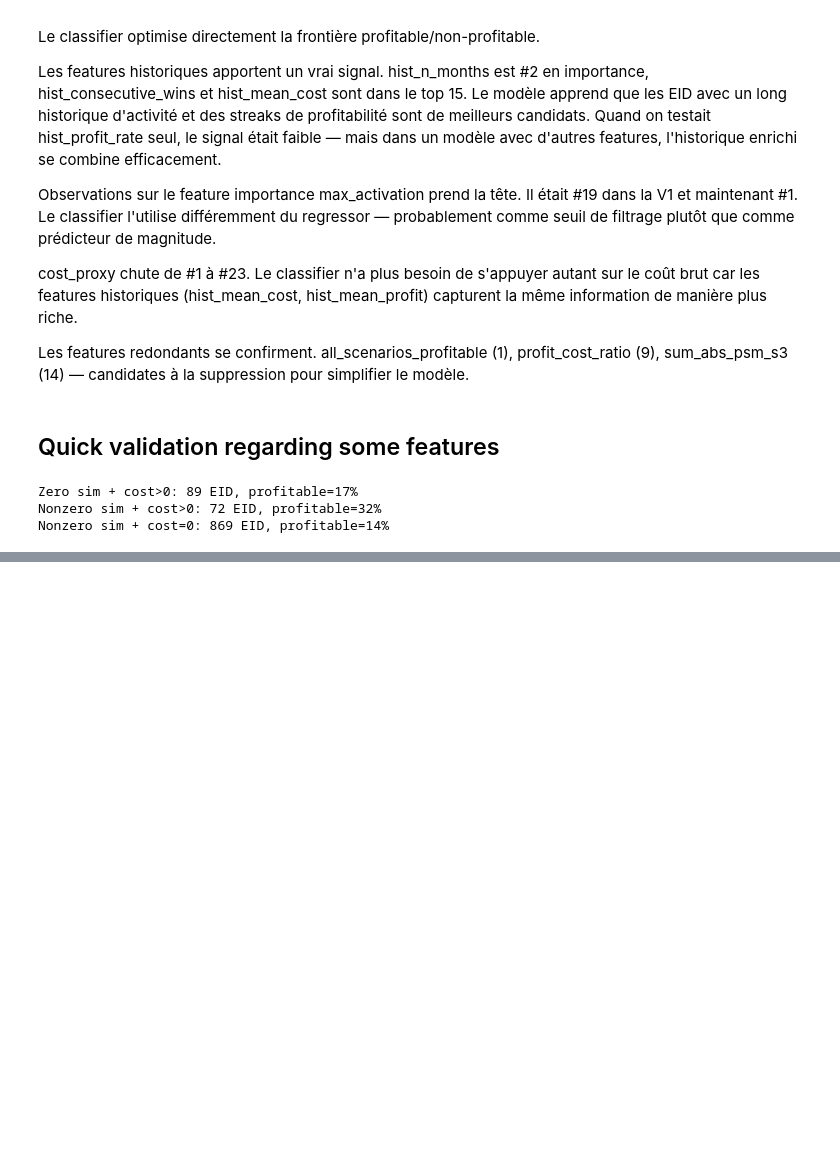
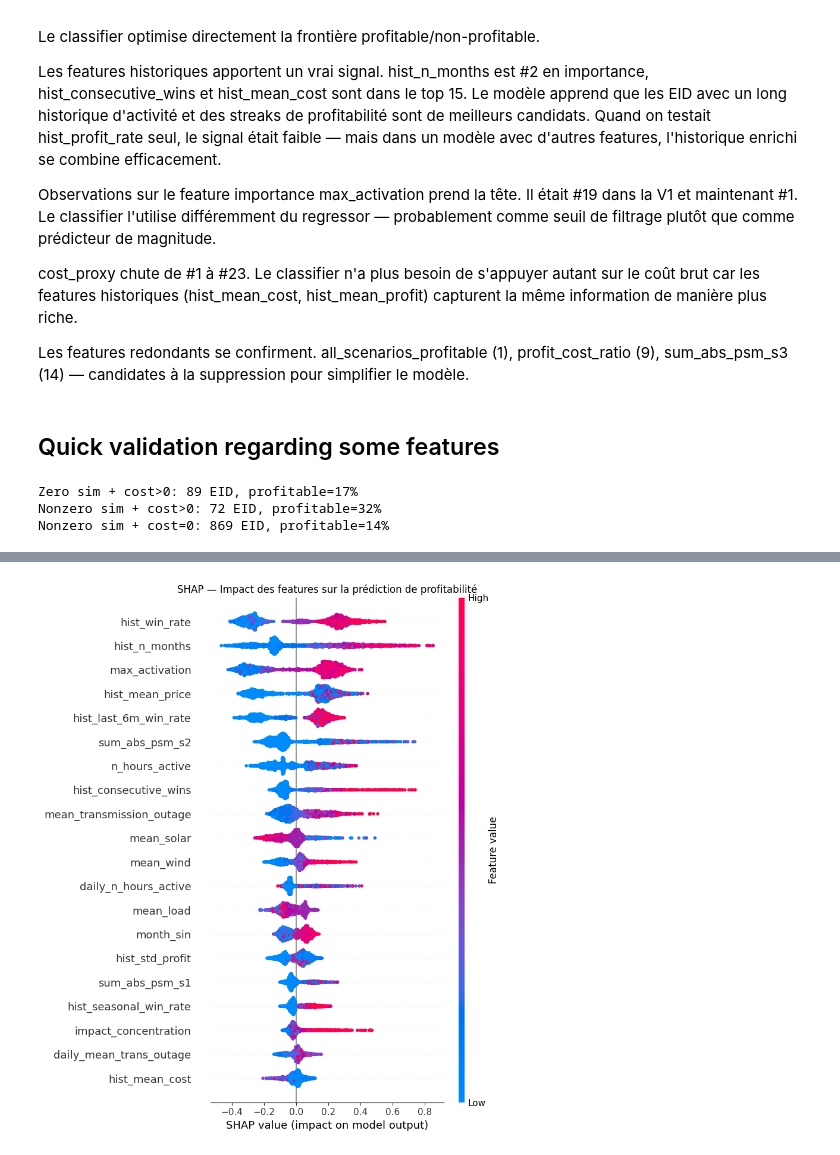
Before and after one commit to MPelland-programming/DataChallenge2026, a Jupyter notebook: experimentation_cristian/experimentation_cristian.ipynb, the cells around one changed output, grey strips where cells are left out. Saved outputs shown, nothing was run; the diff lists cells and outputs as text; code cells hidden in the pictures; blank space fills up the shorter version.

```diff
--- a/experimentation_cristian/experimentation_cristian.ipynb
+++ b/experimentation_cristian/experimentation_cristian.ipynb
@@ -3431,0 +3714,82 @@ Nonzero sim + cost=0: 869 EID, profitable=14%
+# %%
+import shap
+import matplotlib.pyplot as plt
+
+# === Entraîner un modèle final sur toute la période disponible ===
+# Pour SHAP, on utilise un seul modèle entraîné sur 2020-2023, testé sur 2024
+df_v3 = pd.read_parquet('features_v3_with_labels.parquet')
+df_v3_filtered = df_v3[(df_v3['sum_abs_psm_s1'] > 0) | (df_v3['cost_proxy'] > 0)].copy()
+
+train = df_v3_filtered[df_v3_filtered['TARGET_MONTH'] < '2024-01']
+test = df_v3_filtered[df_v3_filtered['TARGET_MONTH'] >= '2024-01']
+
+model_shap = lgb.LGBMClassifier(
+    n_estimators=200, max_depth=4, learning_rate=0.05,
+    subsample=0.9, colsample_bytree=0.9, min_child_samples=100,
+    reg_alpha=2.0, reg_lambda=2.0, random_state=42, verbose=-1,
+)
+model_shap.fit(train[FEATURE_COLS_V3], train['label'])
+
+print(f"Train: {len(train):,} rows (2020-2023)")
+print(f"Test: {len(test):,} rows (2024)")
+print(f"Train profitable: {train['label'].mean():.1%}")
+
+# === SHAP values ===
+explainer = shap.TreeExplainer(model_shap)
+
+# Échantillon du test pour la visualisation (SHAP sur tout le test serait lent)
+test_sample = test.sample(n=min(2000, len(test)), random_state=42)
+shap_values = explainer.shap_values(test_sample[FEATURE_COLS_V3])
+
+# Pour un classifier binaire, shap_values est une liste [class_0, class_1]
+# On veut class_1 (profitable)
+if isinstance(shap_values, list):
+    shap_vals = shap_values[1]
+else:
+    shap_vals = shap_values
+
+# === 1. Summary plot — vue globale ===
+plt.figure(figsize=(12, 8))
+shap.summary_plot(shap_vals, test_sample[FEATURE_COLS_V3], show=False)
+plt.title("SHAP — Impact des features sur la prédiction de profitabilité")
+plt.tight_layout()
+plt.savefig('shap_summary.png', dpi=150, bbox_inches='tight')
+plt.show()
+
+# === 2. Bar plot — importance moyenne ===
+plt.figure(figsize=(10, 8))
+shap.summary_plot(shap_vals, test_sample[FEATURE_COLS_V3], plot_type="bar", show=False)
+plt.title("SHAP — Importance moyenne des features")
+plt.tight_layout()
+plt.savefig('shap_importance.png', dpi=150, bbox_inches='tight')
+plt.show()
+
+# === 3. Exemple individuel — une opportunité profitable ===
+# Trouver un TP dans le test
+test_sample_scored = test_sample.copy()
+test_sample_scored['score'] = model_shap.predict_proba(test_sample[FEATURE_COLS_V3])[:, 1]
+tp_examples = test_sample_scored[(test_sample_scored['label'] == 1) & (test_sample_scored['score'] > 0.5)]
+
+if len(tp_examples) > 0:
+    idx = tp_examples.index[0]
+    local_idx = test_sample.index.get_loc(idx)
+
+    print(f"\n=== Exemple d'opportunité profitable ===")
+    print(f"EID={test_sample.loc[idx, 'EID']}, PEAKID={test_sample.loc[idx, 'PEAKID']}, "
+          f"MONTH={test_sample.loc[idx, 'TARGET_MONTH']}")
+    print(f"Score modèle: {tp_examples.loc[idx, 'score']:.2f}")
+    print(f"Profit réel: {test_sample.loc[idx, 'PROFIT']:,.0f}")
+
+    plt.figure(figsize=(12, 4))
+    shap.force_plot(
+        explainer.expected_value[1] if isinstance(explainer.expected_value, list) else explainer.expected_value,
+        shap_vals[local_idx],
+        test_sample[FEATURE_COLS_V3].iloc[local_idx],
+        matplotlib=True,
+        show=False
+    )
+    plt.title("SHAP — Décomposition d'une opportunité profitable")
+    plt.tight_layout()
+    plt.savefig('shap_individual.png', dpi=150, bbox_inches='tight')
+    plt.show()
+# %% [output]
@@ -3431,0 +3799 @@ Nonzero sim + cost=0: 869 EID, profitable=14%
+[figure, added]
```
Also changed, not shown: parts of 9 cells of this notebook, 7 other files.
